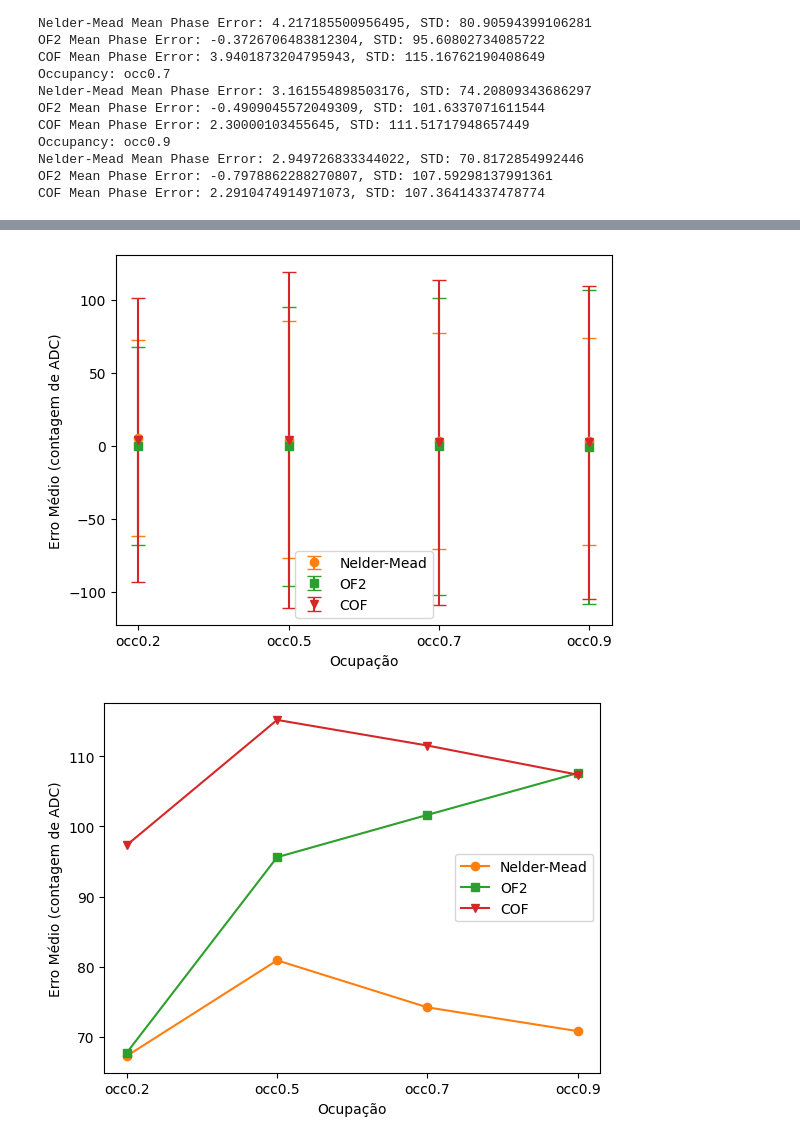
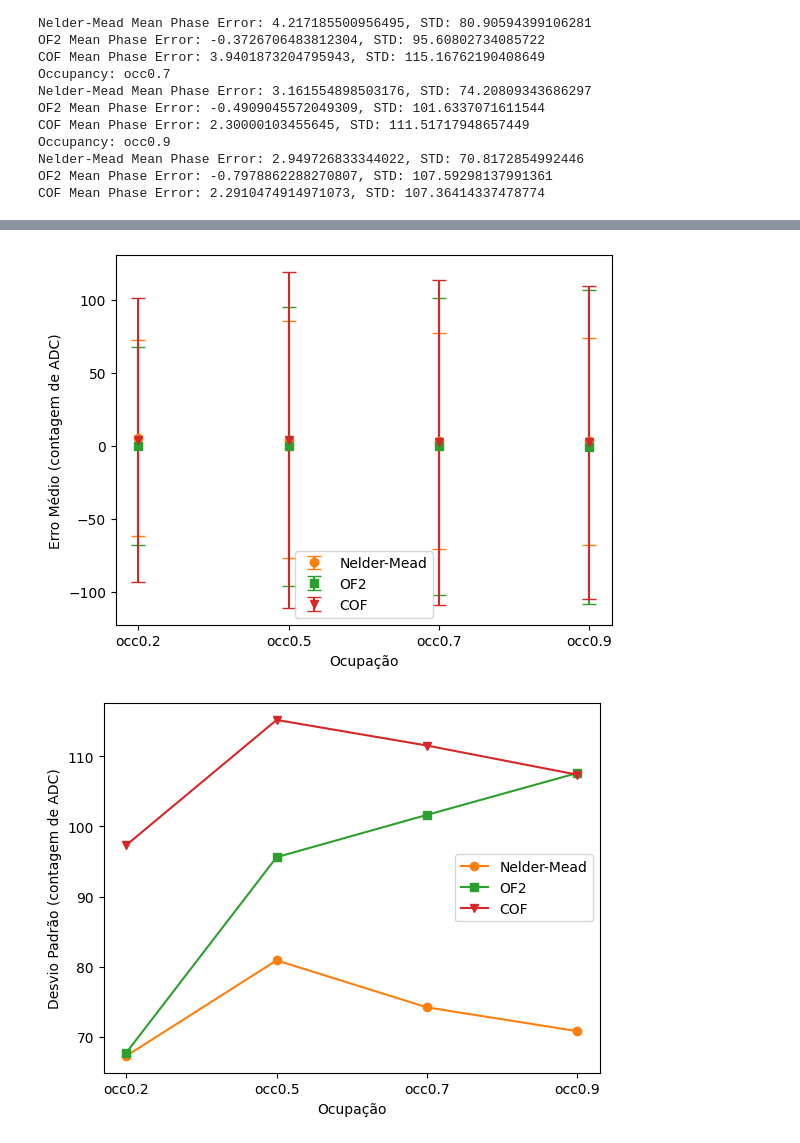
Before and after one commit to Caua-Gomes2005/Nelder-Mead_Rede-Neural, a Jupyter notebook: phases_comparison.ipynb, the cells around one changed output, grey strips where cells are left out. Saved outputs shown, nothing was run; the diff lists cells and outputs as text; code cells hidden in the pictures.

```diff
--- a/phases_comparison.ipynb
+++ b/phases_comparison.ipynb
@@ -356,35 +352,35 @@ for i in range(len(of)):
             pd.DataFrame({"Residual Value": cof[i]['PhaseError'][cof[i]['EstimatedAmplitude'] > cut], "Method": f"COF"}),
         ])
     plt.Figure(figsize=(10, 6))
     sns.histplot(data=results, hue="Method", legend=True, x="Residual Value", bins=100, fill=False, element="step", palette=palette, alpha=0.8)
 
     plt.ylabel("Frequência", fontsize=fsize)
     plt.xlabel("Valor do Erro (contagem de ADC)", fontsize=fsize)
 
     plt.show()
 
 plt.errorbar(x=occ_name[:4], y=[nm[i]['PhaseError'][nm[i]['EstimatedAmplitude'] > cut].mean() for i in range(4)], yerr=[nm[i]['PhaseError'][nm[i]['EstimatedAmplitude'] > cut].std() for i in range(4)], fmt='o', label='Nelder-Mead', capsize=5, color=palette[0])
 plt.errorbar(x=occ_name[:4], y=[of[i]['PhaseError'][of[i]['EstimatedAmplitude'] > cut].mean() for i in range(4)], yerr=[of[i]['PhaseError'][of[i]['EstimatedAmplitude'] > cut].std() for i in range(4)], fmt='s', label='OF2', capsize=5, color=palette[1])
 plt.errorbar(x=occ_name[:4], y=[cof[i]['PhaseError'][cof[i]['EstimatedAmplitude'] > cut].mean() for i in range(4)], yerr=[cof[i]['PhaseError'][cof[i]['EstimatedAmplitude'] > cut].std() for i in range(4)], fmt='v', label='COF', capsize=5, color=palette[2])
 plt.xlabel("Ocupação", fontsize=fsize)
 plt.ylabel("Erro Médio (contagem de ADC)", fontsize=fsize)
 plt.legend(fontsize=fsize)
 plt.show()
 
 plt.plot(occ_name[:4], [nm[i]['PhaseError'][nm[i]['EstimatedAmplitude'] > cut].std() for i in range(4)], label='Nelder-Mead', marker='o', color=palette[0])
 plt.plot(occ_name[:4], [of[i]['PhaseError'][of[i]['EstimatedAmplitude'] > cut].std() for i in range(4)], label='OF2', marker='s', color=palette[1])
 plt.plot(occ_name[:4], [cof[i]['PhaseError'][cof[i]['EstimatedAmplitude'] > cut].std() for i in range(4)], label='COF', marker='v', color=palette[2])
 plt.xlabel("Ocupação", fontsize=fsize)
-plt.ylabel("Erro Médio (contagem de ADC)", fontsize=fsize)
+plt.ylabel("Desvio Padrão (contagem de ADC)", fontsize=fsize)
 plt.legend(fontsize=fsize)
 plt.show()
 # %% [output]
 [figure]
 [figure]
 [figure]
 [figure]
 [figure]
-[figure, old version]
+[figure, new version]
 # %%
 for i in range(len(of)):
     # sharey=True garante que os 3 gráficos usem a exata mesma escala no eixo Y
```
Also changed, not shown: parts of 3 cells of this notebook.
